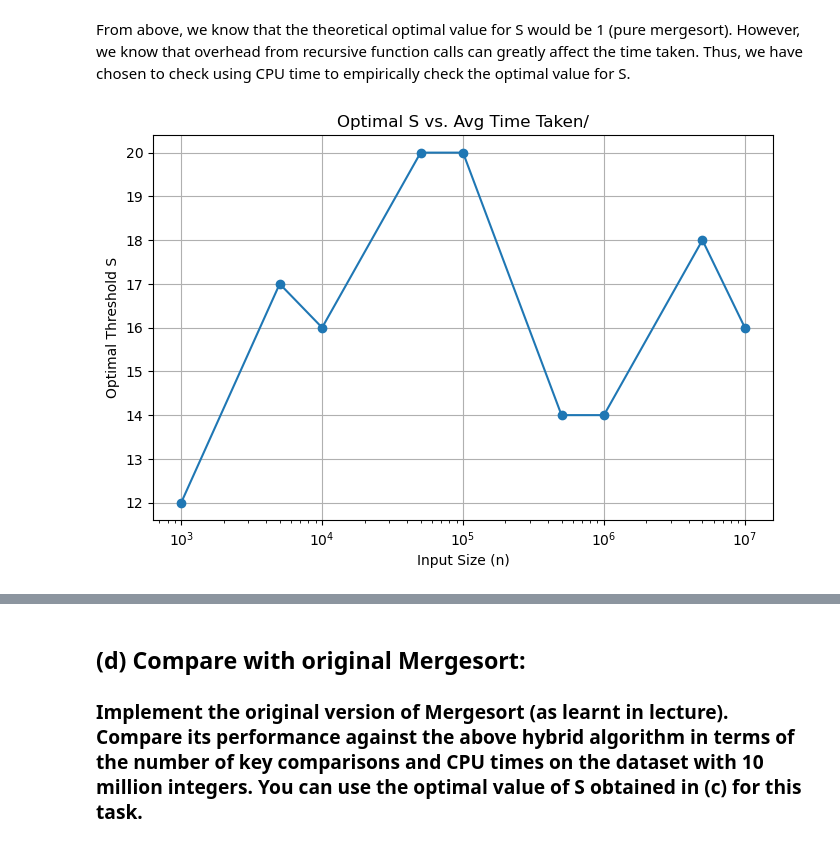
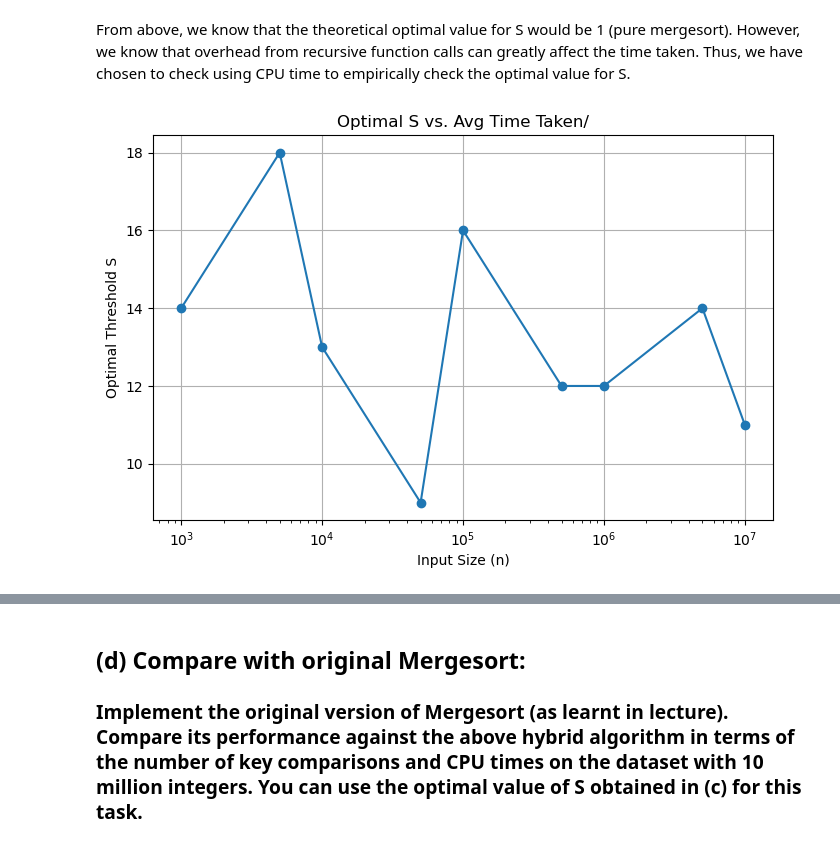
Before and after one commit to xubin0/SC2001-Projects, a Jupyter notebook: Project_1/Python_Implementation_and_Visualisation.ipynb, the cells around one changed output, grey strips where cells are left out. Cells and saved outputs as stored; diff of their text form; code cells hidden in the pictures.

```diff
--- a/Project_1/Python_Implementation_and_Visualisation.ipynb
+++ b/Project_1/Python_Implementation_and_Visualisation.ipynb
@@ -106,3 +101,6 @@ comparison_data = {"n": [], "S": [], "comparisons": [], "algorithm": [], "time_t
+# %%
+def generate_data(n,x,num_trials):
+    return [np.random.randint(0,x,n) for _ in range(num_trials)]
 # %% [markdown]
 ## (c) Analyze time complexity:
 ### Run your program of the hybrid algorithm on the datasets generated in Step (b). Record the number of key comparisons performed in each case.
@@ -301,18 +293,24 @@ As seen above, when normalised to $n\log n$, the graph shows a roughly constant
 # %%
 # Test Hybrid Merge Sort with different S values (fixed n=100000)
 fixed_n = 1000000
-arr_fixed = np.random.randint(1, 1000000, fixed_n)
-np.random.seed(10002)
-comparison_data = {"n": [], "S": [], "comparisons": [], "algorithm": [], "time_taken": []}
+num_trials = 5
+arrs_fixed = generate_data(fixed_n, 1000000,num_trials)
+comparison_data = {"n": [], "S": [], "avg_comparisons": [], "avg_time_taken": []}
 
 for S in range(1,51):
     comparison_count = 0
-    arr_copy = arr_fixed.copy()
-    comparison_data["time_taken"].append(hybrid_merge_sort(arr_copy, 0, fixed_n - 1, S))
+    arrs_copy = [x.copy() for x in arrs_fixed]
+    times = []
+    comparisons = []
+    for arr_copy in arrs_copy:
+        times.append(hybrid_merge_sort(arr_copy, 0, fixed_n - 1, S))
+        comparisons.append(comparison_count)
+        comparison_count = 0
+
+    comparison_data["avg_time_taken"].append(np.mean(times))
     comparison_data["n"].append(fixed_n)
     comparison_data["S"].append(S)
-    comparison_data["comparisons"].append(comparison_count)
-    comparison_data["algorithm"].append("Hybrid Merge Sort")
+    comparison_data["avg_comparisons"].append(np.mean(comparisons))
 
 # Convert to DataFrame
 df = pd.DataFrame(comparison_data)
@@ -341,49 +339,38 @@ optimal_s_values = []
 threshold_values = [i for i in range(1, 21)]
 max_value = 100000
 num_trials = 5
 
 # Collect data
 for n in input_sizes:
-    arr_fixed1 = np.random.randint(1, max_value, n)
-    arr_fixed2 = np.random.randint(1, max_value, n)
-    arr_fixed3 = np.random.randint(1, max_value, n)
-    arr_fixed4 = np.random.randint(1, max_value, n)
-    arr_fixed5 = np.random.randint(1, max_value, n)
+    arrs_fixed = generate_data(n, max_value,num_trials)
     comparison_data = {"S": [], "avg_time_taken": []}
 
     for S in threshold_values:
         times = []
         comparison_count = 0
-        arr_copy1 = arr_fixed1.copy()
-        arr_copy2 = arr_fixed2.copy()
-        arr_copy3 = arr_fixed3.copy()
-        arr_copy4 = arr_fixed4.copy()
-        arr_copy5 = arr_fixed5.copy()
-        times.append(hybrid_merge_sort(arr_copy1, 0, n - 1, S))
-        times.append(hybrid_merge_sort(arr_copy2, 0, n - 1, S))
-        times.append(hybrid_merge_sort(arr_copy3, 0, n - 1, S))
-        times.append(hybrid_merge_sort(arr_copy4, 0, n - 1, S))
-        times.append(hybrid_merge_sort(arr_copy5, 0, n - 1, S))
+        arrs_copy = [x.copy() for x in arrs_fixed]
+        for arr_copy in arrs_copy:
+            times.append(hybrid_merge_sort(arr_copy, 0, n - 1, S))
         comparison_data["avg_time_taken"].append(np.mean(times))
         comparison_data["S"].append(S)
 
     df_s = pd.DataFrame(comparison_data)
     optimal_S = df_s.loc[df_s["avg_time_taken"].idxmin(), "S"]
     optimal_s_values.append(optimal_S)
 
 # Plot Optimal S vs Input Size
 plt.figure(figsize=(8, 5))
 plt.plot(input_sizes, optimal_s_values, marker='o', linestyle='-')
 plt.xlabel("Input Size (n)")
 plt.ylabel("Optimal Threshold S")
 plt.title("Optimal S vs. Avg Time Taken/")
 
 # Since the input values scale exponentially, we use a log scale for easier visualisation
 plt.xscale("log")
 plt.grid(True)
 plt.show()
 # %% [output]
-[figure, old version]
+[figure, new version]
 # %%
 print(np.array([optimal_s_values]).mean())
 # %% [output]
```
Also changed, not shown: parts of 12 cells of this notebook.
